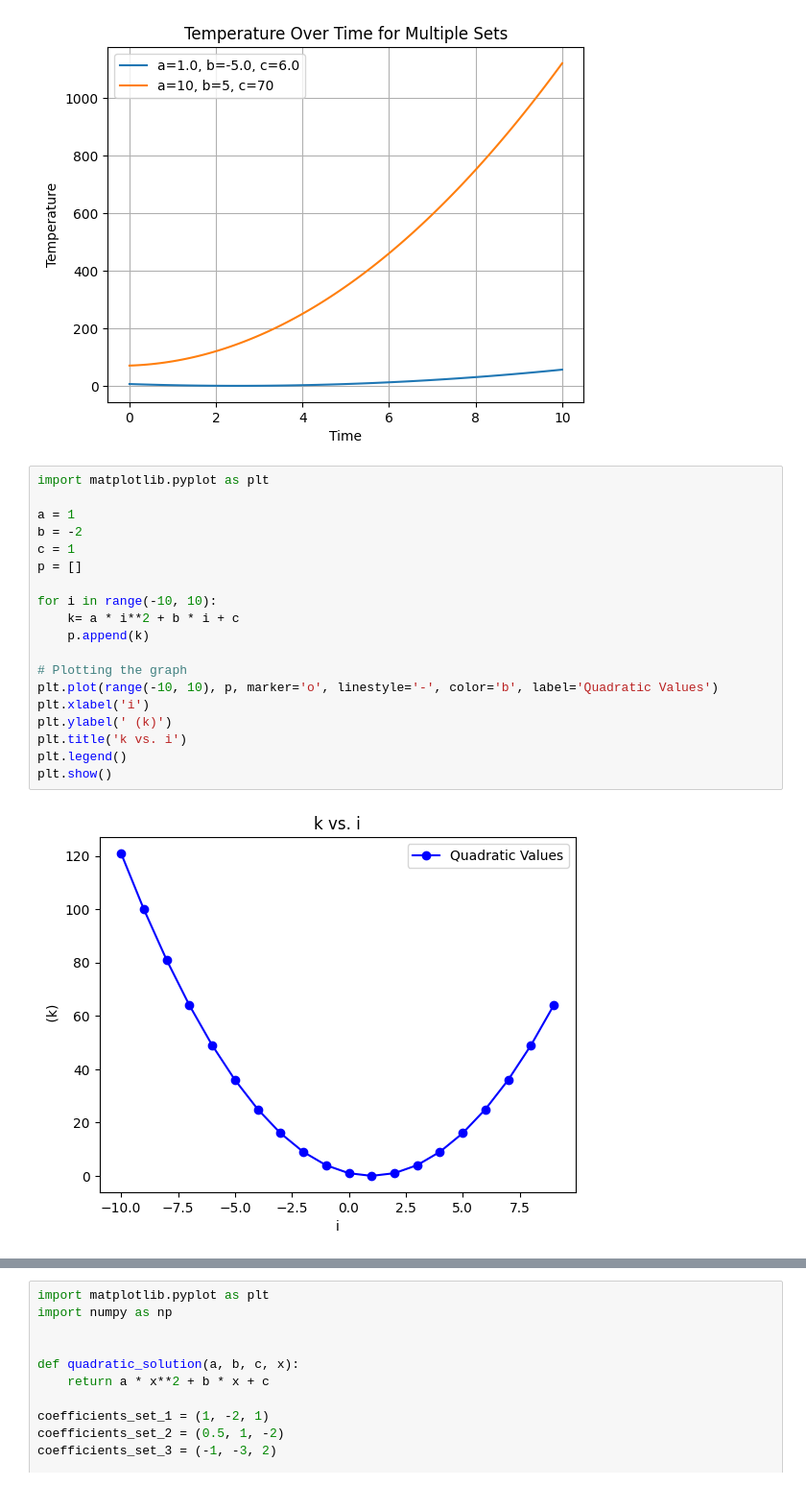
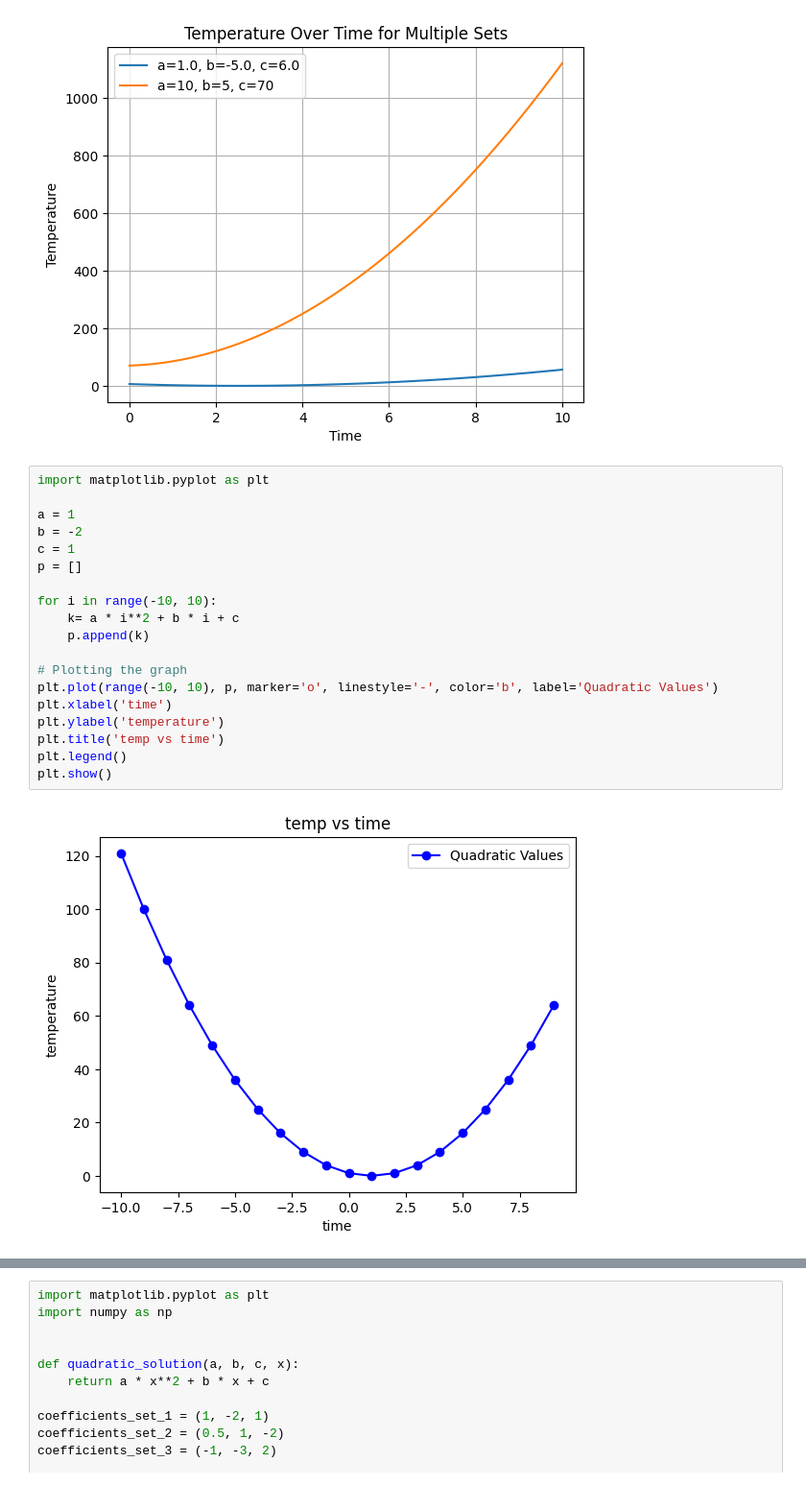
Before and after one commit to Pavan-Nikhil/TASK-1, a Jupyter notebook: TASK_1.ipynb, the cells around one changed output, grey strips where cells are left out. Shown: that part at 96% size. Saved outputs shown, nothing was run; the diff lists cells and outputs as text.

```diff
--- a/TASK_1.ipynb
+++ b/TASK_1.ipynb
@@ -80,24 +80,24 @@ Enter the value of c: 6
 # %%
 import matplotlib.pyplot as plt
 
 a = 1
 b = -2
 c = 1
 p = []
 
 for i in range(-10, 10):
     k= a * i**2 + b * i + c
     p.append(k)
 
 # Plotting the graph
 plt.plot(range(-10, 10), p, marker='o', linestyle='-', color='b', label='Quadratic Values')
-plt.xlabel('i')
-plt.ylabel(' (k)')
-plt.title('k vs. i')
+plt.xlabel('time')
+plt.ylabel('temperature')
+plt.title('temp vs time')
 plt.legend()
 plt.show()
 # %% [output]
-[figure, old version]
+[figure, new version]
 # %%
 import matplotlib.pyplot as plt
 import numpy as np
```
Also changed, not shown: parts of 2 cells of this notebook.
